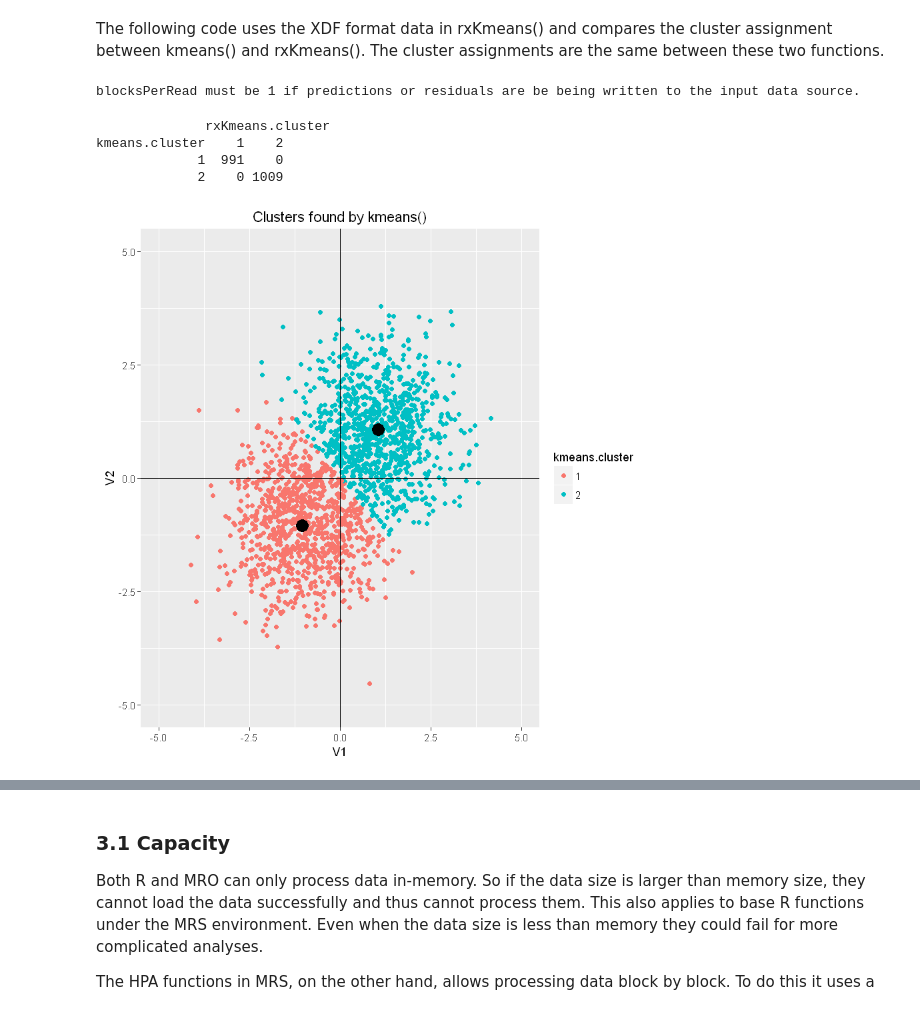
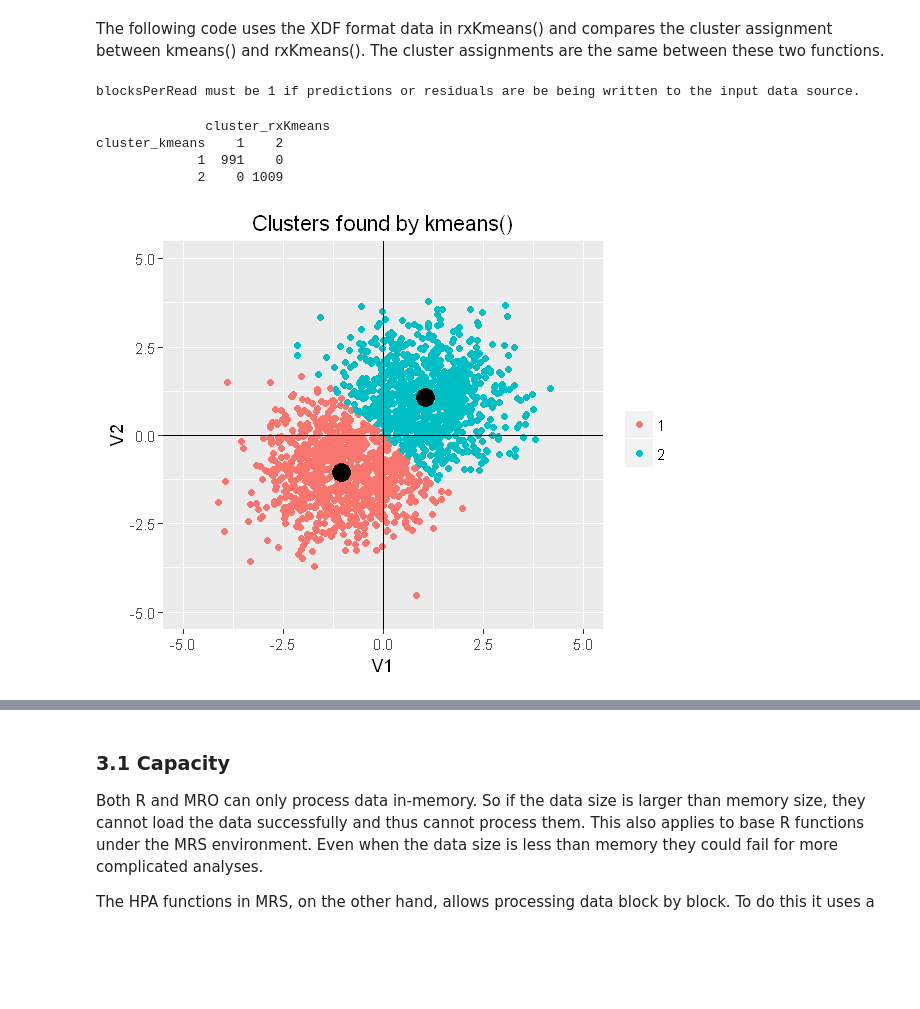
Before and after one commit to lixzhang/R-MRO-MRS, a Jupyter notebook: Introduction_to_MRO_and_MRS.ipynb, the cells around one changed output, grey strips where cells are left out. Drawn from its saved outputs; the diff is of its cells as text; code cells hidden in the pictures; blank space fills up the shorter version.

```diff
--- a/Introduction_to_MRO_and_MRS.ipynb
+++ b/Introduction_to_MRO_and_MRS.ipynb
@@ -96,59 +102,62 @@ mydata = group_all[,1:2]
 Then we can use kmeans() in R/MRO/MRS or rxKmeans() in MRS for the analysis.
 # %%
 # cluster analysis with kmeans(), it works on R, MRO, or MRS
-fit.kmeans <- kmeans(mydata, nclusters, iter.max = 1000, algorithm = "Lloyd")
+fit_kmeans <- kmeans(mydata, nclusters, iter.max = 1000, algorithm = "Lloyd")
 
 # cluster analysis with rxKmeans(), it works on MRS only
-fit.rxKmeans <- rxKmeans( ~ V1 + V2, data = mydata,
+fit_rxKmeans <- rxKmeans( ~ V1 + V2, data = mydata,
                           numClusters = nclusters, algorithm = "lloyd")
 # %% [markdown]
 The following code uses the XDF format data in rxKmeans() and compares the cluster assignment between kmeans() and rxKmeans(). The cluster assignments are the same between these two functions.
 # %%
 # save a dataset in XDF format
 dataXDF = tempfile(fileext = ".xdf")
 rxImport(inData = mydata, outFile = dataXDF, overwrite = TRUE)
 # rxKmeans
-clust <- rxKmeans(~ V1 + V2, data = dataXDF,
-                  numClusters = nclusters, algorithm = "lloyd",
-                  outFile = dataXDF, outColName = "cluster",
-                  overwrite = TRUE)
+fit_rxKmeans_2 <- rxKmeans(~ V1 + V2, data = dataXDF,
+                          numClusters = nclusters, algorithm = "lloyd",
+                          outFile = dataXDF, outColName = "cluster",
+                          overwrite = TRUE)
 
-rxKmeans.cluster <- rxDataStep(dataXDF, varsToKeep = "cluster")
+# convert to dataframe and keep one variable only
+cluster_rxKmeans <- rxDataStep(dataXDF, varsToKeep = "cluster")
 
 # append cluster assignment from kmeans and rxKmeans
 mydata_clusters <- cbind(
   group_all,
-  kmeans.cluster = factor(fit.kmeans$cluster),
-  rxKmeans.cluster = factor(rxKmeans.cluster$cluster))
+  cluster_kmeans = factor(fit_kmeans$cluster),
+  cluster_rxKmeans = factor(cluster_rxKmeans$cluster))
 
 # compare the cluster assignments between kmeans and rxKmeans
-with(mydata_clusters, table(kmeans.cluster, rxKmeans.cluster))
+with(mydata_clusters, table(cluster_kmeans, cluster_rxKmeans))
 
-# get cluster means
-clustermeans.kmeans <- fit.kmeans$centers
-clustermeans.rxKmeans <- fit.kmeans$centers
+# get cluster centroids
+cluster_centroid_kmeans <- fit_kmeans$centers
+cluster_centroid_rxKmeans <- fit_rxKmeans_2$centers
 
 # plot clusters from kmeans
 ggplot(mydata_clusters, aes(x = V1, y = V2)) +
-  geom_point(aes(colour = kmeans.cluster)) +
-  geom_point(data = as.data.frame(clustermeans.kmeans), size = 5) +
+  geom_point(aes(colour = cluster_kmeans)) +
+  geom_point(data = as.data.frame(cluster_centroid_kmeans), size = 5) +
   xlim(-5, 5) + ylim(-5, 5) +
   geom_hline(yintercept = 0) +
   geom_vline(xintercept = 0) +
-  ggtitle("Clusters found by kmeans()")
+  ggtitle("Clusters found by kmeans()") +
+  theme(legend.title=element_blank())
 
 # plot clusters from rxKmeans
 ggplot(mydata_clusters, aes(x = V1, y = V2)) +
-  geom_point(aes(colour = rxKmeans.cluster)) +
-  geom_point(data = as.data.frame(clustermeans.kmeans), size = 5) +
+  geom_point(aes(colour = cluster_rxKmeans)) +
+  geom_point(data = as.data.frame(cluster_centroid_rxKmeans), size = 5) +
   xlim(-5, 5) + ylim(-5, 5) +
   geom_hline(yintercept = 0) +
   geom_vline(xintercept = 0) +
-  ggtitle("Clusters found by rxKmeans()")
+  ggtitle("Clusters found by rxKmeans()") +
+  theme(legend.title=element_blank())
 # %% [output]
 blocksPerRead must be 1 if predictions or residuals are be being written to the input data source.
-              rxKmeans.cluster
-kmeans.cluster    1    2
+              cluster_rxKmeans
+cluster_kmeans    1    2
              1  991    0
              2    0 1009
-[figure, old version]
+[figure, new version]
```
Also changed, not shown: parts of 5 cells of this notebook, 1 other file.
